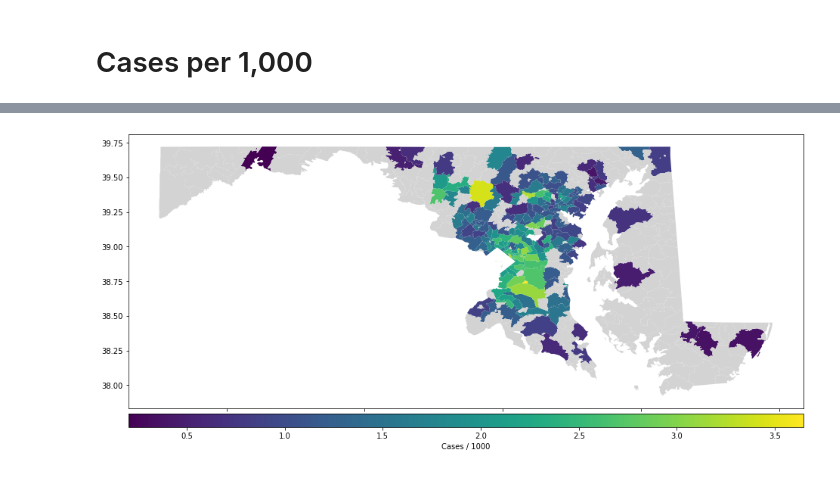
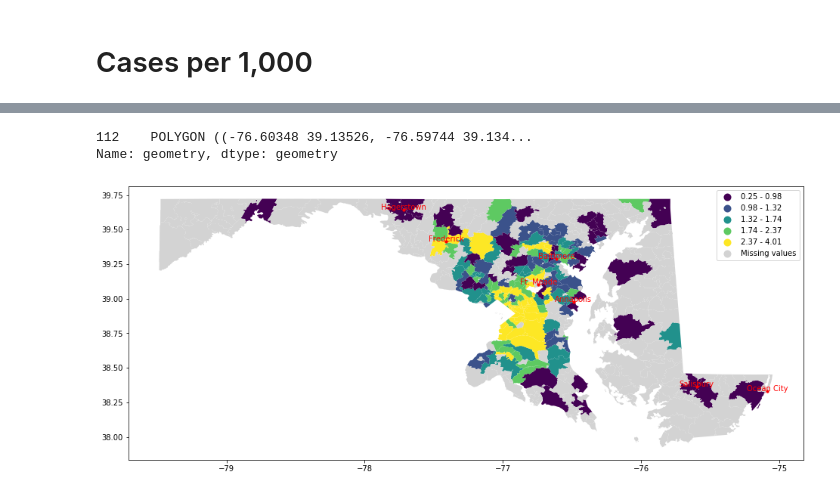
Before and after one commit to mckeowbc/covid-19, a Jupyter notebook: MD_COVID-19 Density.ipynb, the cells around one changed output, grey strips where cells are left out. Cells and saved outputs as stored; diff of their text form; code cells hidden in the pictures.

```diff
--- a/MD_COVID-19 Density.ipynb
+++ b/MD_COVID-19 Density.ipynb
@@ -11,6 +11,19 @@ md_zip_ranges = [
     (20335,20797),
     (20812,21930)
 ]
+
+md_cities = pd.DataFrame(
+    {'City':      ['Baltimore','Annapolis','Hagerstown','Frederick', 'Ft. Meade',
+                   'Salisbury', 'Ocean City'],
+     'Latitude':  [39.289452,    38.978132,  39.642500,  39.4141457, 39.1038739,
+                   38.3654624, 38.332159],
+     'Longitude': [-76.613124,  -76.488142, -77.718646, -77.4092184,-76.742847,
+                   -75.5983227, -75.087294]
+    }
+)
+
+cities_df = gpd.GeoDataFrame(
+    md_cities, geometry=gpd.points_from_xy(md_cities.Longitude, md_cities.Latitude))
 
 md_zips = ['%05d' % zipc for zip_range in md_zip_ranges
                      for zipc in range(zip_range[0],zip_range[1]+1)]
@@ -128,22 +141,35 @@ print(zips[['ZIPCODE','density','cases','population']].sort_values('density'))
 483   20625       NaN    NaN        1062
 
 [484 rows x 4 columns]
+# %%
+print(zips[zips.zipcode == '21122']['geometry'])
+# %% [output]
+112    POLYGON ((-76.60348 39.13526, -76.59744 39.134...
+Name: geometry, dtype: geometry
 # %%
-fig, ax = plt.subplots(1, 1, figsize=(16,8))
-divider = make_axes_locatable(ax)
-cax = divider.append_axes("bottom", size="5%", pad=0.1)
+#fig, ax = plt.subplots(1, 1, figsize=(16,8))
+#divider = make_axes_locatable(ax)
+#cax = divider.append_axes("bottom", size="5%", pad=0.1)
 zplot = zips.plot(column='density',
-                  #figsize=(16,32),
                   legend=True,
-                  ax=ax, cax=cax,
-                  legend_kwds={
-                    'label': "Cases / 1000",
-                    'orientation': "horizontal"
-                  },
+                  figsize=(16,12),
+                  scheme='quantiles',
+#                  ax=ax, cax=cax,
+#                  legend_kwds={
+#                    #'label': "Cases / 1000",
+#                    'orientation': "horizontal"
+#                  },
                   missing_kwds={
                       "color": "lightgrey",
                       "label": "Missing values"
                   })
-#_ = zips.apply(lambda x: zplot.annotate(s=x.ZCTA5CE10, xy=x.geometry.centroid.coords[0], ha='center'),axis=1)
+
+cities_plot = cities_df.plot(ax=zplot,marker='o',color='red',markersize=10)
+_ = cities_df.apply(lambda x: cities_plot.annotate(s=x.City,
+                                                   xy=x.geometry.centroid.coords[0],
+                                                   ha='center', color='red'),
+                    axis=1)
+
+plt.savefig('MD-density.png')
 # %% [output]
-[figure, old version]
+[figure, new version]
```
Also changed, not shown: parts of 5 cells of this notebook, 1 other file.
